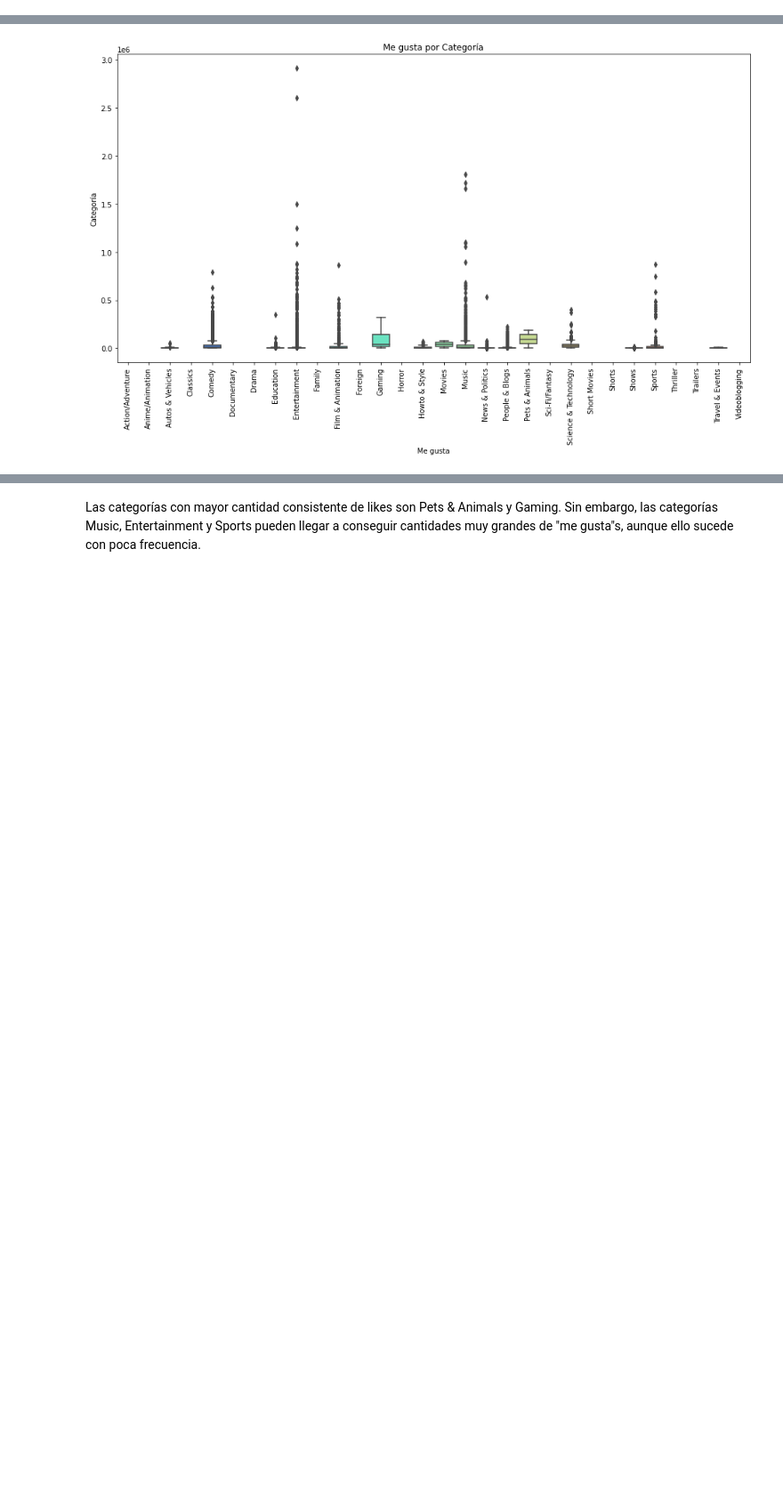
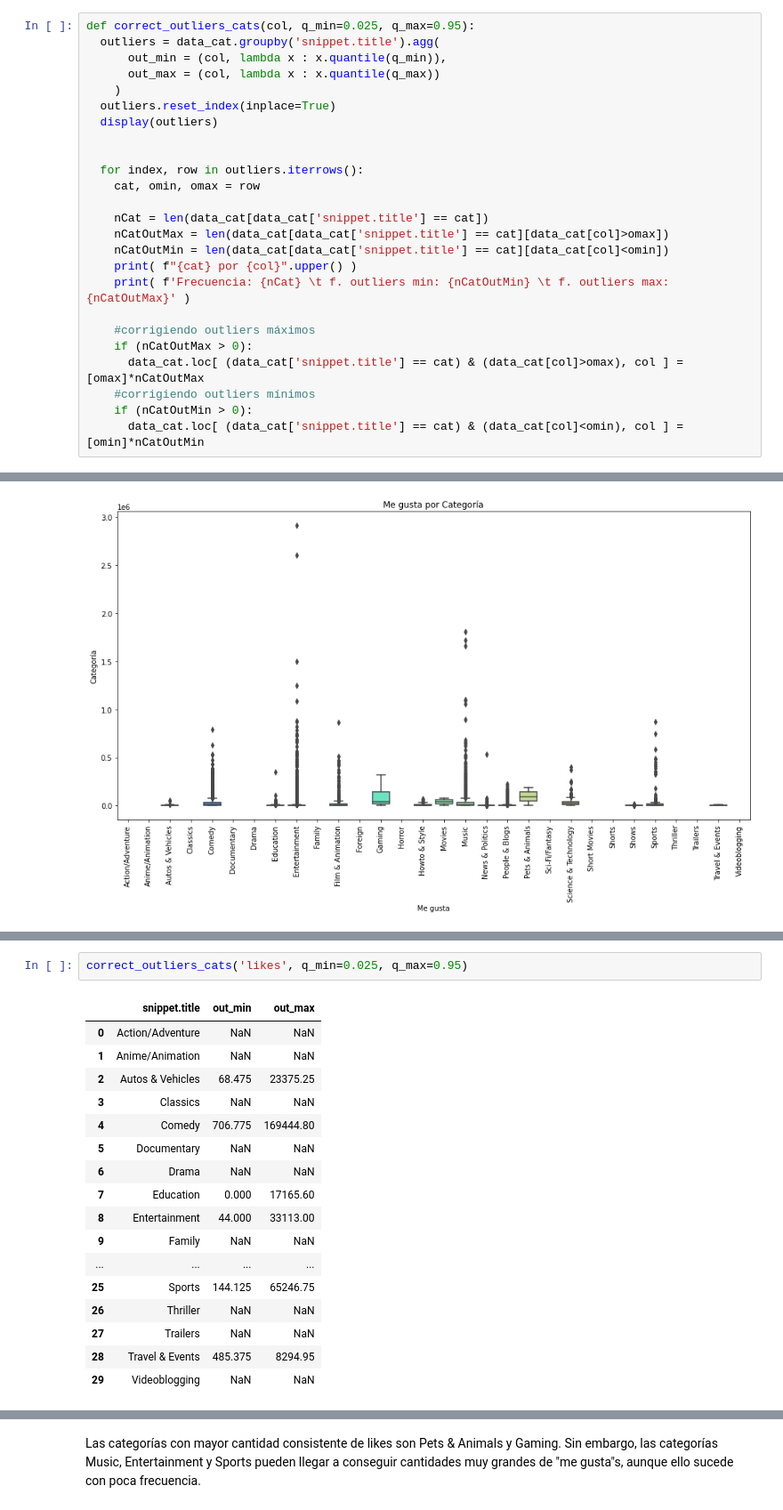
Before and after one commit to Adm-Info/EB-2022-1-CC50, a Jupyter notebook: code/5.preproc-req-cats-preg2.ipynb, the cells around one changed output, grey strips where cells are left out. Shown at 89% size. Cells and saved outputs as stored; diff of their text form; blank space fills up the shorter version.

```diff
--- a/code/5.preproc-req-cats-preg2.ipynb
+++ b/code/5.preproc-req-cats-preg2.ipynb
@@ -28 +16,26 @@ def outliersToMax(cat, since:int, col = 'views'):
+# %%
+def correct_outliers_cats(col, q_min=0.025, q_max=0.95):
+  outliers = data_cat.groupby('snippet.title').agg(
+      out_min = (col, lambda x : x.quantile(q_min)),
+      out_max = (col, lambda x : x.quantile(q_max))
+    )
+  outliers.reset_index(inplace=True)
+  display(outliers)
+
+
+  for index, row in outliers.iterrows():
+    cat, omin, omax = row
+
+    nCat = len(data_cat[data_cat['snippet.title'] == cat])
+    nCatOutMax = len(data_cat[data_cat['snippet.title'] == cat][data_cat[col]>omax])
+    nCatOutMin = len(data_cat[data_cat['snippet.title'] == cat][data_cat[col]<omin])
+    print( f"{cat} por {col}".upper() )
+    print( f'Frecuencia: {nCat} \t f. outliers min: {nCatOutMin} \t f. outliers max: {nCatOutMax}' )
+
+    #corrigiendo outliers máximos
+    if (nCatOutMax > 0):
+      data_cat.loc[ (data_cat['snippet.title'] == cat) & (data_cat[col]>omax), col ] = [omax]*nCatOutMax
+    #corrigiendo outliers mínimos
+    if (nCatOutMin > 0):
+      data_cat.loc[ (data_cat['snippet.title'] == cat) & (data_cat[col]<omin), col ] = [omin]*nCatOutMin
 # %% [markdown]
@@ -78,0 +51,20 @@ De 813 filas, 1 son outliers de la categoría Education.
+# %%
+correct_outliers_cats('likes', q_min=0.025, q_max=0.95)
+# %% [output]
+|  | snippet.title | out_min | out_max |
+| 0 | Action/Adventure | NaN | NaN |
+| 1 | Anime/Animation | NaN | NaN |
+| 2 | Autos & Vehicles | 68.475 | 23375.25 |
+| 3 | Classics | NaN | NaN |
+| 4 | Comedy | 706.775 | 169444.80 |
+| 5 | Documentary | NaN | NaN |
+| 6 | Drama | NaN | NaN |
+| 7 | Education | 0.000 | 17165.60 |
+| 8 | Entertainment | 44.000 | 33113.00 |
+| 9 | Family | NaN | NaN |
+| ... | ... | ... | ... |
+| 25 | Sports | 144.125 | 65246.75 |
+| 26 | Thriller | NaN | NaN |
+| 27 | Trailers | NaN | NaN |
+| 28 | Travel & Events | 485.375 | 8294.95 |
+| 29 | Videoblogging | NaN | NaN |
```
Also changed, not shown: parts of 13 cells of this notebook, 3 other files.
